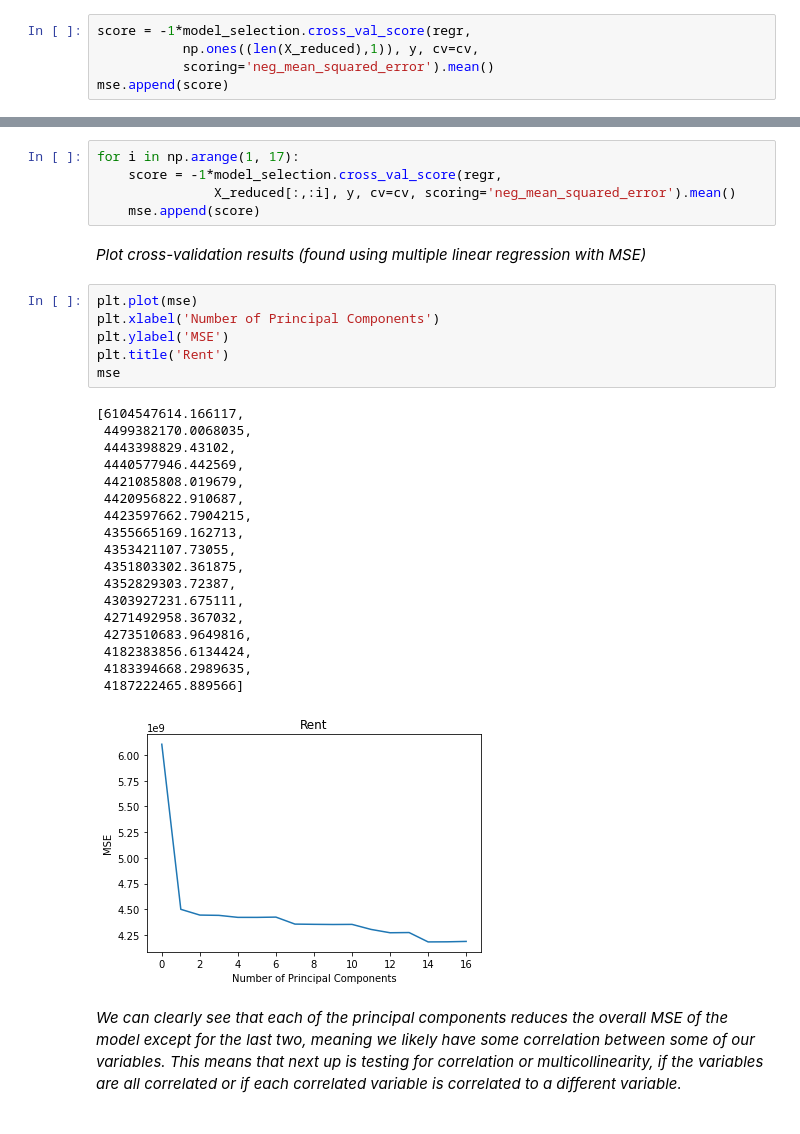
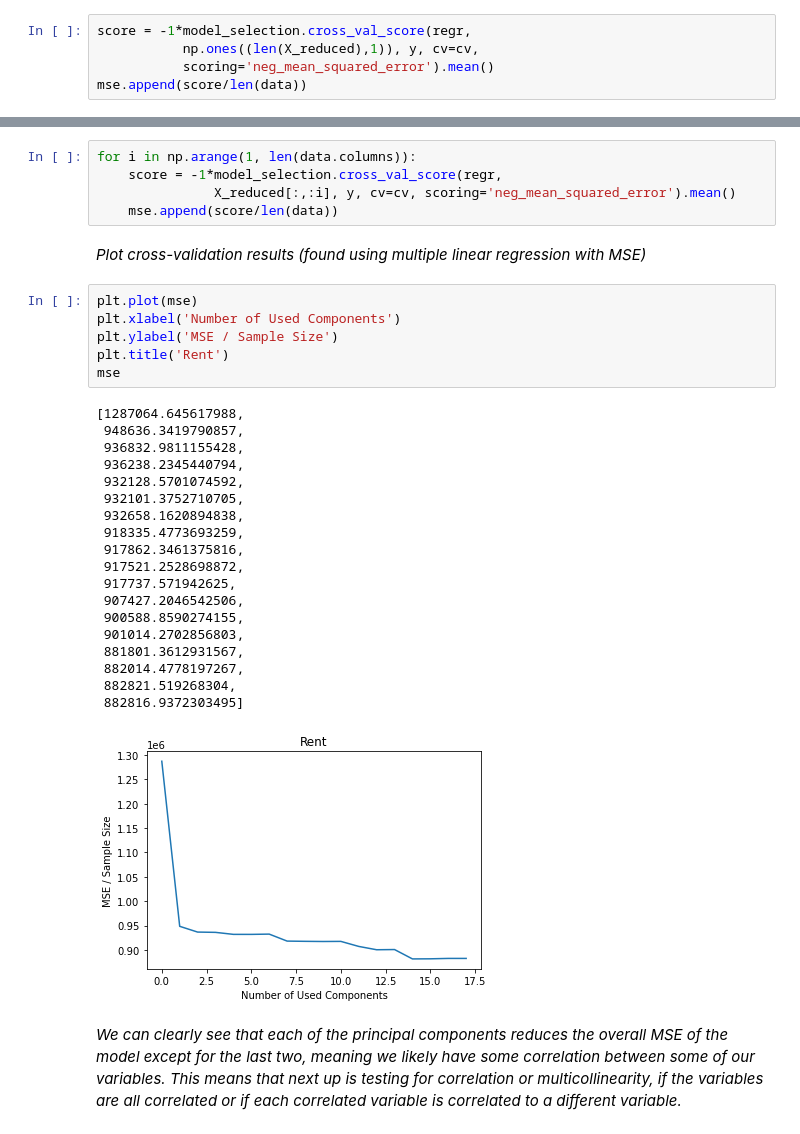
Before and after one commit to Rainmaker519/Housing_Price_Prediction, a Jupyter notebook: building_model_for_deploy_test.ipynb, the cells around one changed output, grey strips where cells are left out. Saved outputs shown, nothing was run; the diff lists cells and outputs as text.

```diff
--- a/building_model_for_deploy_test.ipynb
+++ b/building_model_for_deploy_test.ipynb
@@ -1399,41 +1437,42 @@ mse = []
 score = -1*model_selection.cross_val_score(regr,
            np.ones((len(X_reduced),1)), y, cv=cv,
            scoring='neg_mean_squared_error').mean()
-mse.append(score)
+mse.append(score/len(data))
 # %% [markdown]
 *Finally we calculate MSE using cross-validation, adding one component at a time.*
 # %%
-for i in np.arange(1, 17):
+for i in np.arange(1, len(data.columns)):
     score = -1*model_selection.cross_val_score(regr,
                X_reduced[:,:i], y, cv=cv, scoring='neg_mean_squared_error').mean()
-    mse.append(score)
+    mse.append(score/len(data))
 # %% [markdown]
 *Plot cross-validation results (found using multiple linear regression with MSE)*
 # %%
 plt.plot(mse)
-plt.xlabel('Number of Principal Components')
-plt.ylabel('MSE')
+plt.xlabel('Number of Used Components')
+plt.ylabel('MSE / Sample Size')
 plt.title('Rent')
 mse
 # %% [output]
-[6104547614.166117,
- 4499382170.0068035,
- 4443398829.43102,
- 4440577946.442569,
- 4421085808.019679,
- 4420956822.910687,
- 4423597662.7904215,
- 4355665169.162713,
- 4353421107.73055,
- 4351803302.361875,
- 4352829303.72387,
- 4303927231.675111,
- 4271492958.367032,
- 4273510683.9649816,
- 4182383856.6134424,
- 4183394668.2989635,
- 4187222465.889566]
+[1287064.645617988,
+ 948636.3419790857,
+ 936832.9811155428,
+ 936238.2345440794,
+ 932128.5701074592,
+ 932101.3752710705,
+ 932658.1620894838,
+ 918335.4773693259,
+ 917862.3461375816,
+ 917521.2528698872,
+ 917737.571942625,
+ 907427.2046542506,
+ 900588.8590274155,
+ 901014.2702856803,
+ 881801.3612931567,
+ 882014.4778197267,
+ 882821.519268304,
+ 882816.9372303495]
-[figure, old version]
+[figure, new version]
 # %% [markdown]
 *We can clearly see that each of the principal components reduces the overall MSE of the model except for the last two, meaning we likely have some correlation between some of our variables. This means that next up is testing for correlation or multicollinearity, if the variables are all correlated or if each correlated variable is correlated to a different variable.*
 # %% [markdown]
```
Also changed, not shown: parts of 68 cells of this notebook.
